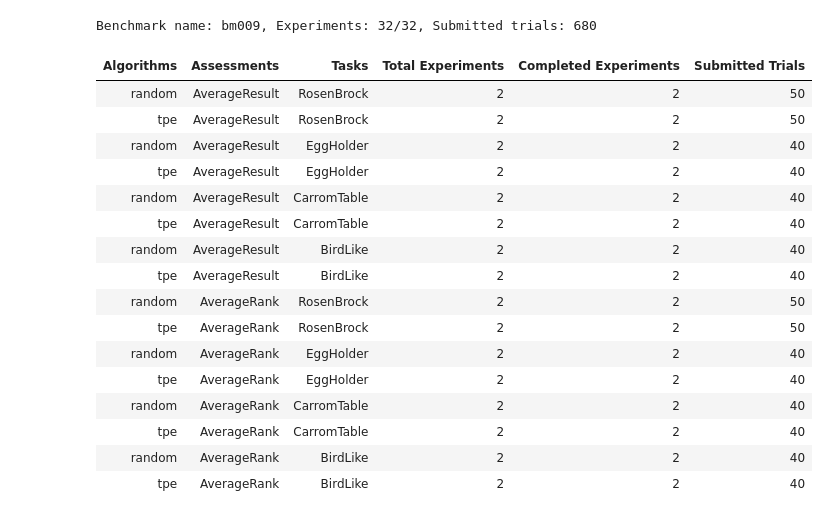
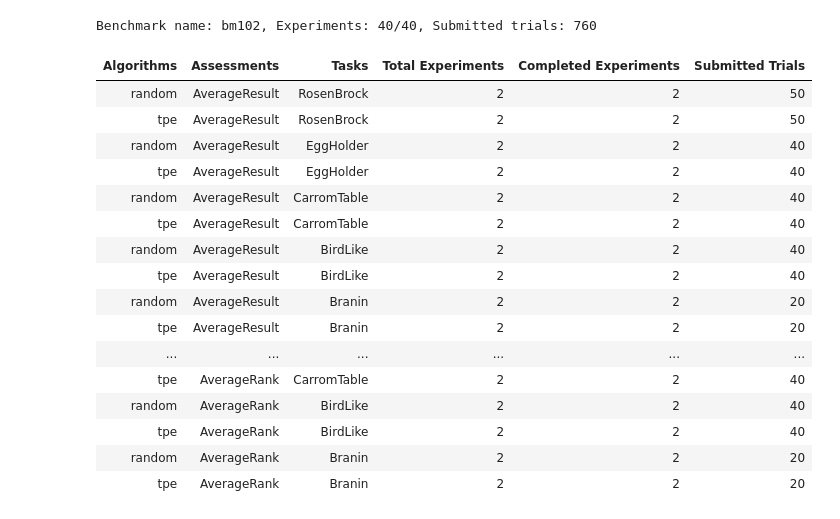
Before and after one commit to Epistimio/orion, a Jupyter notebook: examples/benchmark/benchmark_get_start.ipynb, the cells around one changed output. Cells and saved outputs as stored; diff of their text form; code cells hidden in the pictures.

```diff
--- a/examples/benchmark/benchmark_get_start.ipynb
+++ b/examples/benchmark/benchmark_get_start.ipynb
@@ -33,7 +33,7 @@ from orion.benchmark.assessment import AverageResult, AverageRank
 from orion.benchmark.task import RosenBrock, EggHolder, CarromTable
 
 
-bm1 = get_or_create_benchmark(name='bm009',
+bm1 = get_or_create_benchmark(name='bm102',
           algorithms=['random', 'tpe'],
           targets=[
               {
@@ -43,26 +43,26 @@ bm1 = get_or_create_benchmark(name='bm009',
           ])
 bm1.process()
 # %%
-status=bm1.status()
+status=bm1.status(False)
 # %% [output]
-Benchmark name: bm009, Experiments: 32/32, Submitted trials: 680
+Benchmark name: bm102, Experiments: 40/40, Submitted trials: 760
 | Algorithms | Assessments | Tasks | Total Experiments | Completed Experiments | Submitted Trials |
 | random | AverageResult | RosenBrock | 2 | 2 | 50 |
 | tpe | AverageResult | RosenBrock | 2 | 2 | 50 |
 | random | AverageResult | EggHolder | 2 | 2 | 40 |
 | tpe | AverageResult | EggHolder | 2 | 2 | 40 |
 | random | AverageResult | CarromTable | 2 | 2 | 40 |
 | tpe | AverageResult | CarromTable | 2 | 2 | 40 |
 | random | AverageResult | BirdLike | 2 | 2 | 40 |
 | tpe | AverageResult | BirdLike | 2 | 2 | 40 |
-| random | AverageRank | RosenBrock | 2 | 2 | 50 |
-| tpe | AverageRank | RosenBrock | 2 | 2 | 50 |
-| random | AverageRank | EggHolder | 2 | 2 | 40 |
-| tpe | AverageRank | EggHolder | 2 | 2 | 40 |
-| random | AverageRank | CarromTable | 2 | 2 | 40 |
+| random | AverageResult | Branin | 2 | 2 | 20 |
+| tpe | AverageResult | Branin | 2 | 2 | 20 |
+| ... | ... | ... | ... | ... | ... |
 | tpe | AverageRank | CarromTable | 2 | 2 | 40 |
 | random | AverageRank | BirdLike | 2 | 2 | 40 |
 | tpe | AverageRank | BirdLike | 2 | 2 | 40 |
+| random | AverageRank | Branin | 2 | 2 | 20 |
+| tpe | AverageRank | Branin | 2 | 2 | 20 |
 # %%
 figures = bm1.analysis()
 for figure in figures:
```
Also changed, not shown: parts of 7 cells of this notebook, 16 other files.
